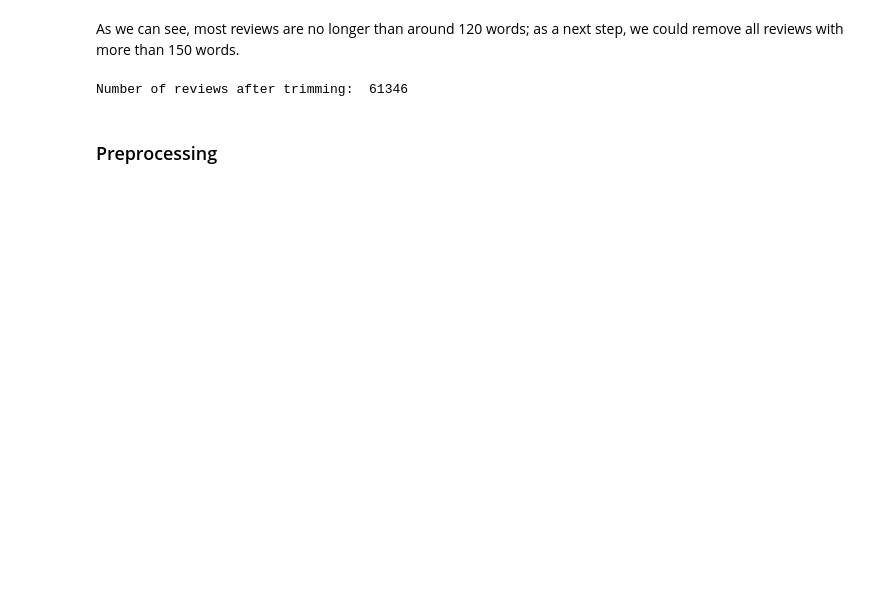
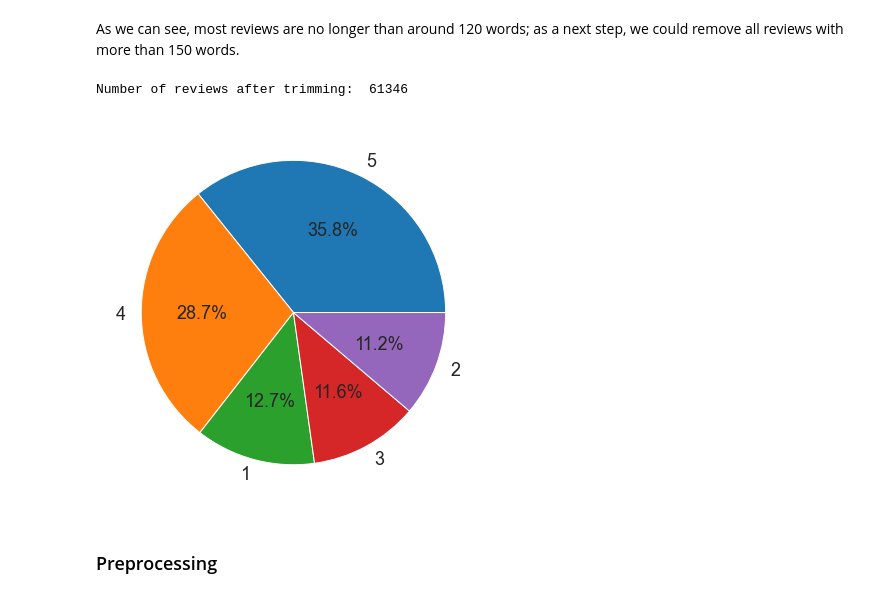
Before and after one commit to ashwininepa/NLP-Era, a Jupyter notebook: spotify_review_project/notebooks/reviews_eda.ipynb, the cells around one changed output. Cells and saved outputs as stored; diff of their text form; code cells hidden in the pictures; blank space fills up the shorter version.

```diff
--- a/spotify_review_project/notebooks/reviews_eda.ipynb
+++ b/spotify_review_project/notebooks/reviews_eda.ipynb
@@ -135,3 +150,9 @@ data = data[data.Length < 150]
 print("Number of reviews after trimming: ", len(data))
 # %% [output]
 Number of reviews after trimming:  61346
+# %%
+## Visualize distribution of ratings
+plt.pie(data['Rating'].value_counts(), labels=data['Rating'].unique(), autopct='%1.1f%%')
+plt.show()
+# %% [output]
+[figure, added]
```
Also changed, not shown: parts of 17 cells of this notebook.
